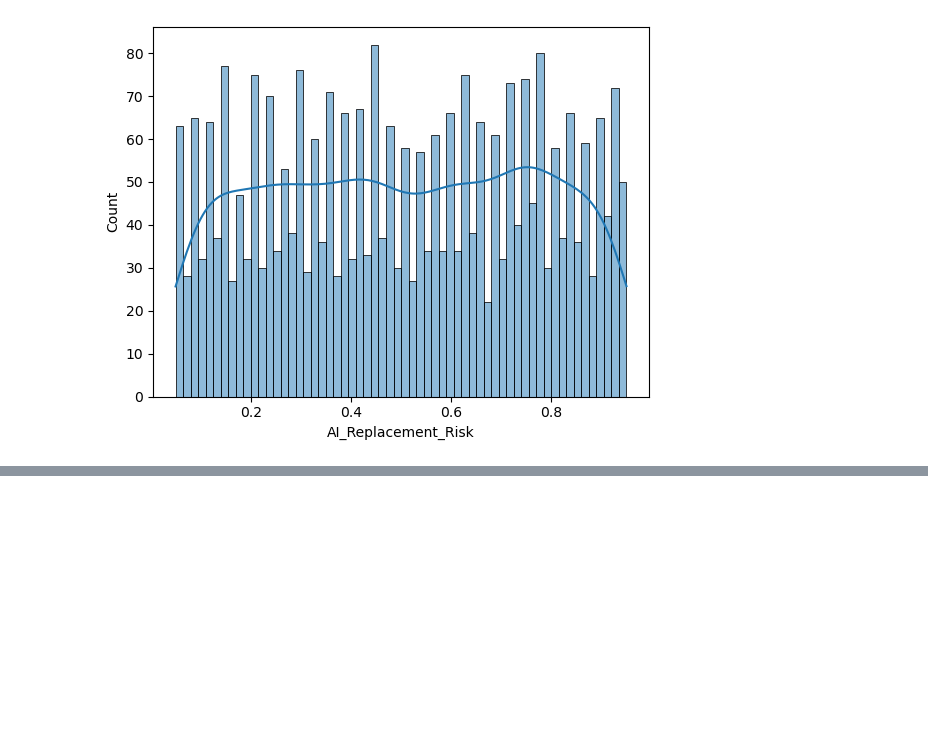
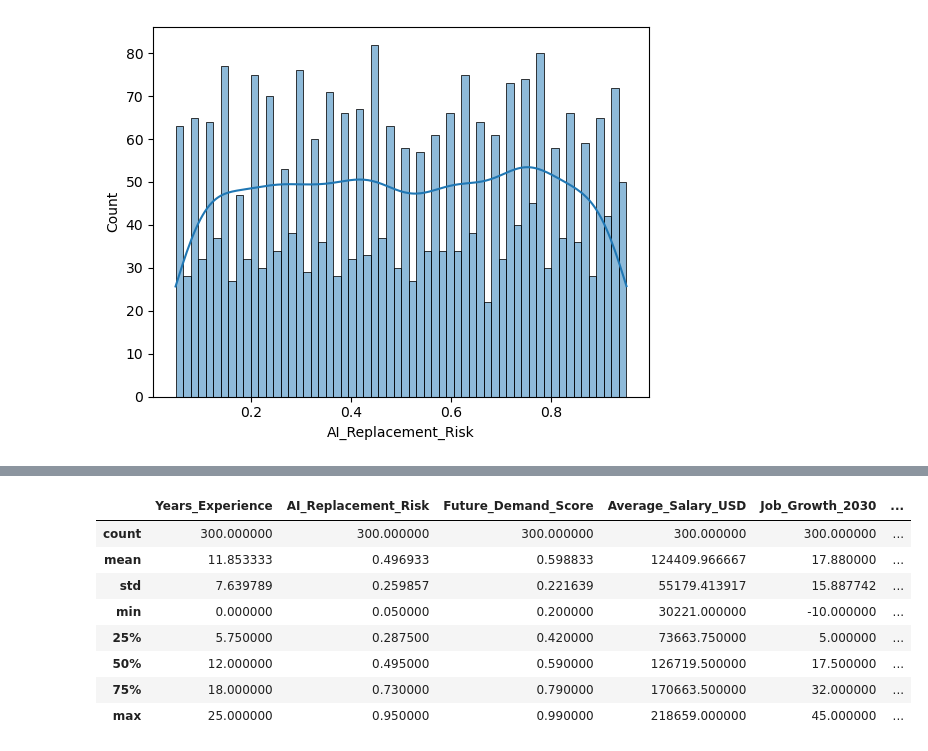
Before and after one commit to gsowjanya11/AI_Impact_in_future_on_Jobs_2030_EDA, a Jupyter notebook: FeatureEngineering&EDA.ipynb, the cells around one changed output, grey strips where cells are left out. Drawn from its saved outputs; the diff is of its cells as text; code cells hidden in the pictures; blank space fills up the shorter version.

```diff
--- a/FeatureEngineering&EDA.ipynb
+++ b/FeatureEngineering&EDA.ipynb
@@ -199,0 +229,2 @@ plt.show()
+# %%
+education_data=df[df['Industry']=='Education']
@@ -199,0 +233,12 @@ plt.show()
+# %%
+education_data.describe()
+# %% [output]
+|  | Years_Experience | AI_Replacement_Risk | Future_Demand_Score | Average_Salary_USD | Job_Growth_2030 | ... |
+| count | 300.000000 | 300.000000 | 300.000000 | 300.000000 | 300.000000 | ... |
+| mean | 11.853333 | 0.496933 | 0.598833 | 124409.966667 | 17.880000 | ... |
+| std | 7.639789 | 0.259857 | 0.221639 | 55179.413917 | 15.887742 | ... |
+| min | 0.000000 | 0.050000 | 0.200000 | 30221.000000 | -10.000000 | ... |
+| 25% | 5.750000 | 0.287500 | 0.420000 | 73663.750000 | 5.000000 | ... |
+| 50% | 12.000000 | 0.495000 | 0.590000 | 126719.500000 | 17.500000 | ... |
+| 75% | 18.000000 | 0.730000 | 0.790000 | 170663.500000 | 32.000000 | ... |
+| max | 25.000000 | 0.950000 | 0.990000 | 218659.000000 | 45.000000 | ... |
```
Also changed, not shown: parts of 7 cells of this notebook, 1 other file.
